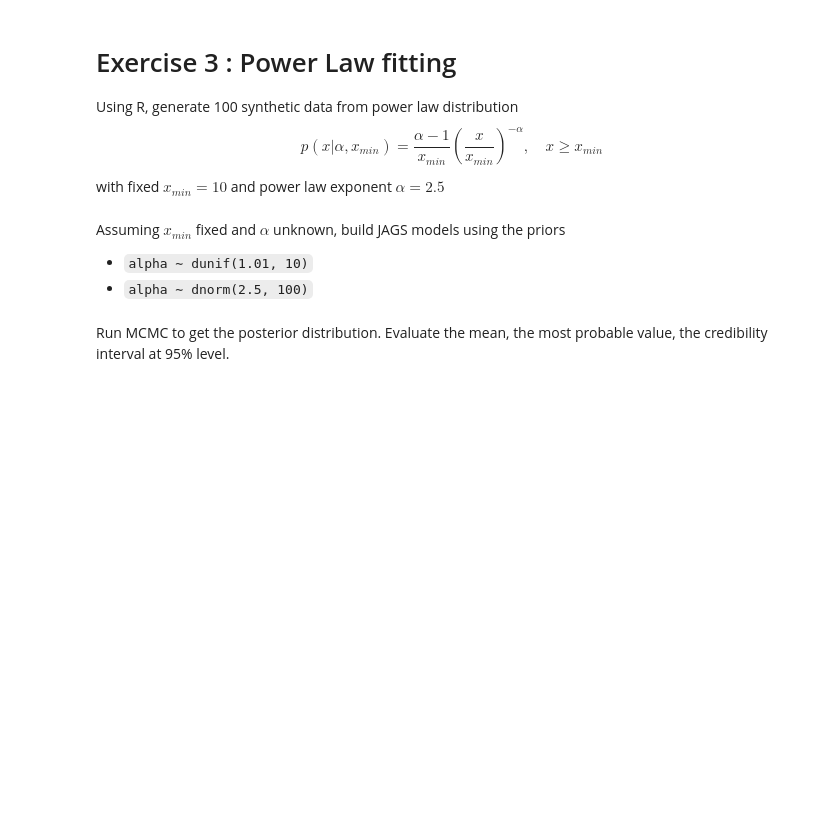
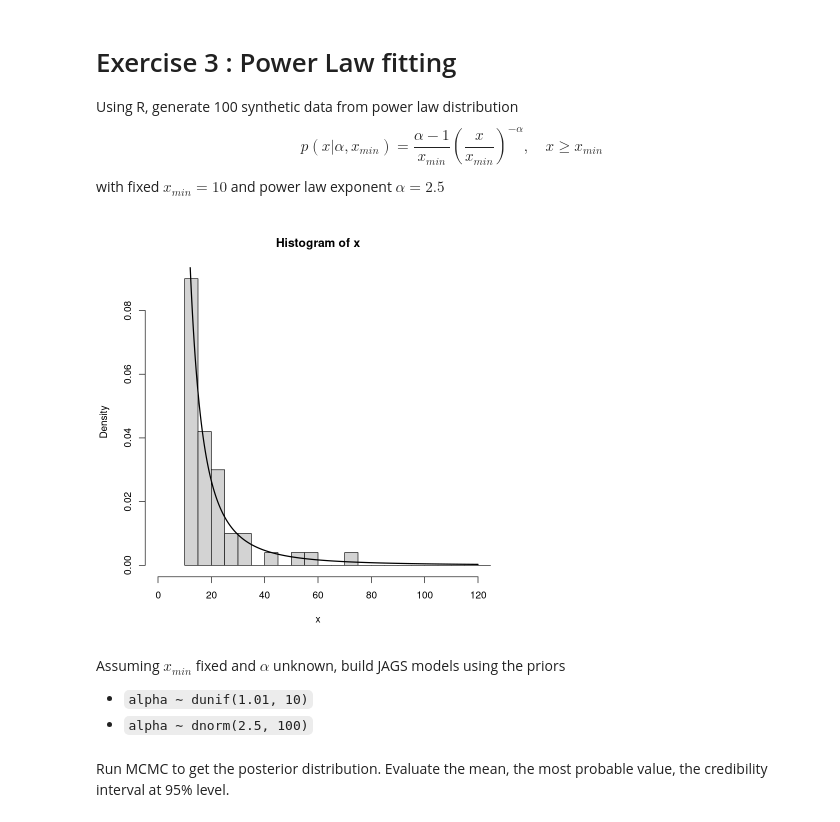
Before and after one commit to AlbertoCasellato/AdvancedStatistics, a Jupyter notebook: Ex5/AlbertoCasellato_Lab5.ipynb, the cells around one changed output. Saved outputs shown, nothing was run; the diff lists cells and outputs as text; code cells hidden in the pictures; blank space fills up the shorter version.

````diff
--- a/Ex5/AlbertoCasellato_Lab5.ipynb
+++ b/Ex5/AlbertoCasellato_Lab5.ipynb
@@ -223,9 +212,24 @@ hist(ratio_samples, freq = FALSE,
 Using R, generate 100 synthetic data from power law distribution
 $$p(x | \alpha, x_{min}) = \frac{\alpha-1}{x_{min}} \left( \frac{x}{x_{min}} \right)^{-\alpha}, \quad x \ge x_{min}$$
 with fixed $x_{min} = 10$ and power law exponent $\alpha = 2.5$
-# %% [markdown]
-Assuming $x_{min}$ fixed and $\alpha$ unknown, build JAGS models using the priors
-- ```alpha ∼ dunif(1.01, 10)```
-- ```alpha ∼ dnorm(2.5, 100)```
+# %%
+x_min <- 10
+x_max <- 120
+alpha <- 2.5
+
+y <- runif(100)
+x <- x_min * (1 - y) ^ (1 / (1-alpha))
+
+list_x <- seq(x_min, x_max, length.out=1000)
+hist(x, freq=FALSE, breaks=length(x)/2, xlim=c(0,x_max))
+lines(list_x, (alpha - 1) / x_min *(list_x / x_min) ^ (-alpha),
+      lwd=2
+)
+# %% [output]
+[figure, added]
+# %% [markdown]
+Assuming $x_{min}$ fixed and $\alpha$ unknown, build JAGS models using the priors
+- ```alpha ∼ dunif(1.01, 10)```
+- ```alpha ∼ dnorm(2.5, 100)```
 # %% [markdown]
 Run MCMC to get the posterior distribution. Evaluate the mean, the most probable value, the credibility interval at 95% level.
````
Also changed, not shown: parts of 9 cells of this notebook.
